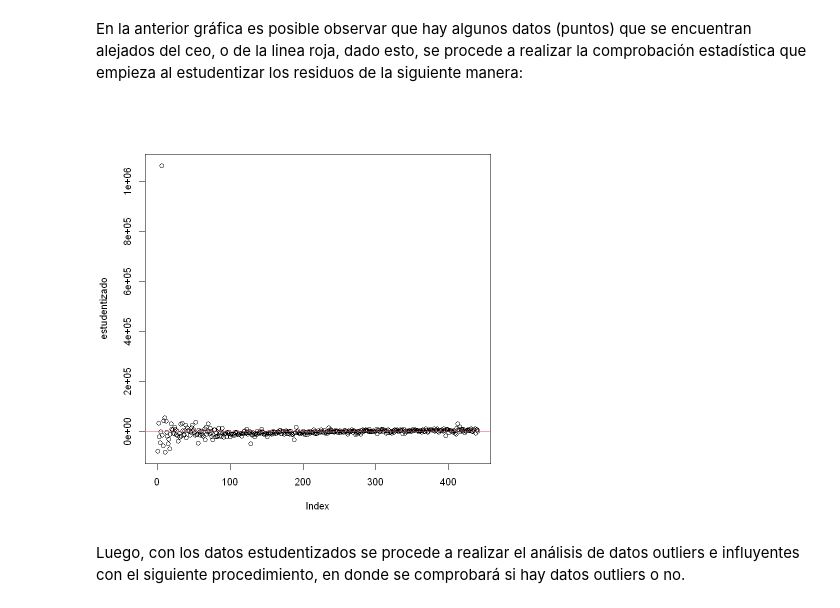
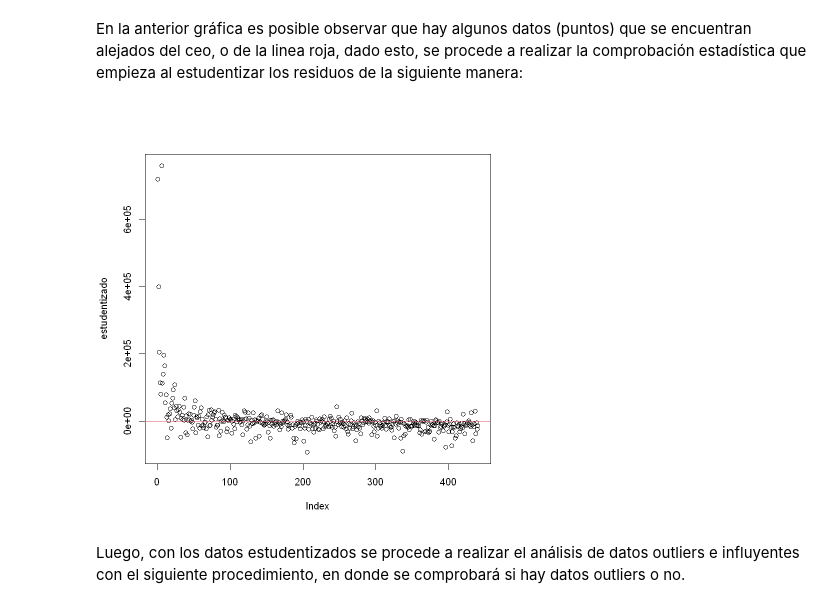
Before and after one commit to MantiMantilla/MEL-2022-2, a Jupyter notebook: Tareas/Tarea 3/Tarea 3.ipynb, the cells around one changed output. Saved outputs shown, nothing was run; the diff lists cells and outputs as text; code cells hidden in the pictures.

```diff
--- a/Tareas/Tarea 3/Tarea 3.ipynb
+++ b/Tareas/Tarea 3/Tarea 3.ipynb
@@ -650,15 +633,20 @@ abline(0,0, col=2)
 # %% [markdown]
 En la anterior gráfica es posible observar que hay algunos datos (puntos) que se encuentran alejados del ceo, o de la linea roja, dado esto, se procede a realizar la comprobación estadística que empieza al estudentizar los residuos de la siguiente manera:
-# %%
-#estudentizar
-x <- as.matrix(cbind(rep(1,), crimenes2))
-H <- x %*% solve(t(x) %*% x) %*% t(x)
-leve <- diag(H)
-
-estudentizado <- residuosp3/sqrt(1-leve)
-plot(estudentizado)
-abline(0,0,col=2)
-# %% [output]
-[figure, removed]
+# %%
+crimenes3 <- crimenes2[,-2] #Poblacion
+crimenes3 <- crimenes3[,-4] #Medicos
+crimenes3<- crimenes3[,-4] #Camas
+crimenes3<- crimenes3[,-10] #Ingresos
+
+#estudentizar
+x <- as.matrix(cbind(rep(1,), crimenes3))
+H <- x %*% solve(t(x) %*% x) %*% t(x)
+leve <- diag(H)
+
+estudentizado <- residuos4/sqrt(1-leve)
+plot(estudentizado)
+abline(0,0,col=2)
+# %% [output]
+[figure, added]
 # %% [markdown]
 Luego, con los datos estudentizados se procede a realizar el análisis de datos outliers e influyentes con el siguiente procedimiento, en donde se comprobará si hay datos outliers o no.
```
Also changed, not shown: parts of 36 cells of this notebook.
